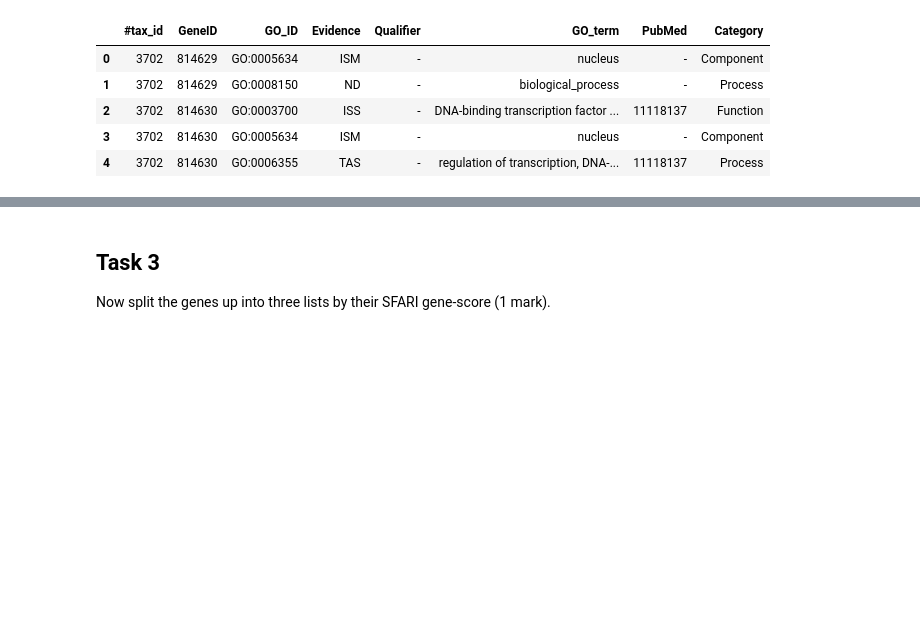
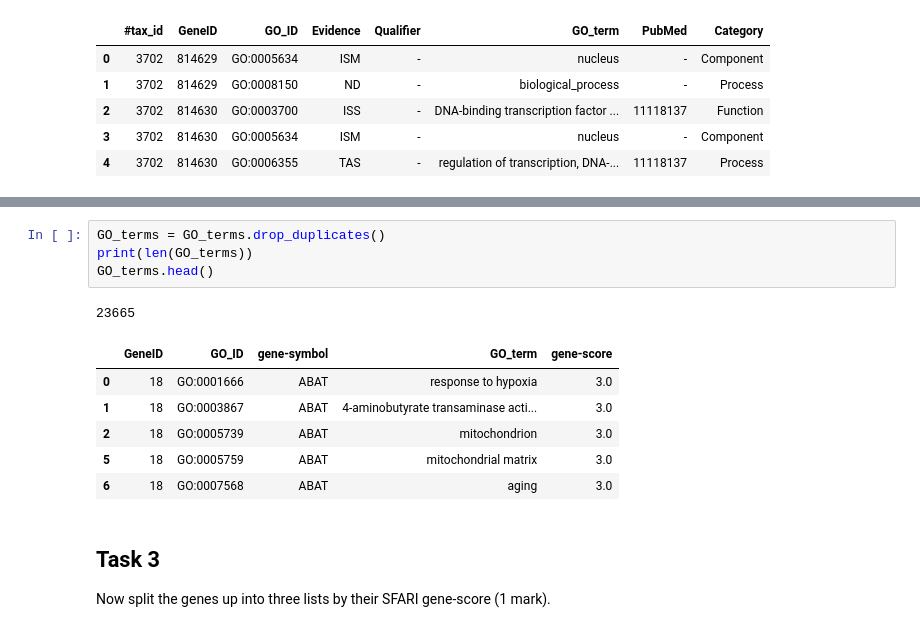
Before and after one commit to Mushi0/Bioinformatic-2, a Jupyter notebook: Part 2.ipynb, the cells around one changed output, grey strips where cells are left out. Drawn from its saved outputs; the diff is of its cells as text; blank space fills up the shorter version.

```diff
--- a/Part 2.ipynb
+++ b/Part 2.ipynb
@@ -100,3 +187,15 @@ GO_terms.head()
+# %%
+GO_terms = GO_terms.drop_duplicates()
+print(len(GO_terms))
+GO_terms.head()
+# %% [output]
+23665
+|  | GeneID | GO_ID | gene-symbol | GO_term | gene-score |
+| 0 | 18 | GO:0001666 | ABAT | response to hypoxia | 3.0 |
+| 1 | 18 | GO:0003867 | ABAT | 4-aminobutyrate transaminase acti... | 3.0 |
+| 2 | 18 | GO:0005739 | ABAT | mitochondrion | 3.0 |
+| 5 | 18 | GO:0005759 | ABAT | mitochondrial matrix | 3.0 |
+| 6 | 18 | GO:0007568 | ABAT | aging | 3.0 |
 # %% [markdown]
 ## Task 3
 
```
Also changed, not shown: parts of 16 cells of this notebook, 44 other files.
